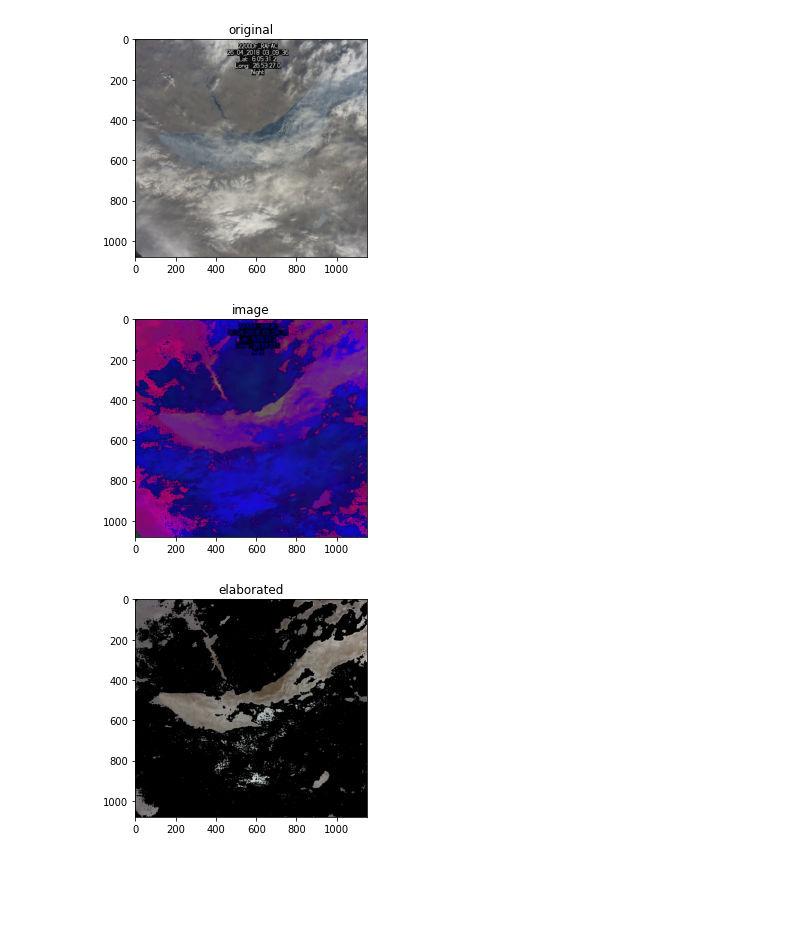
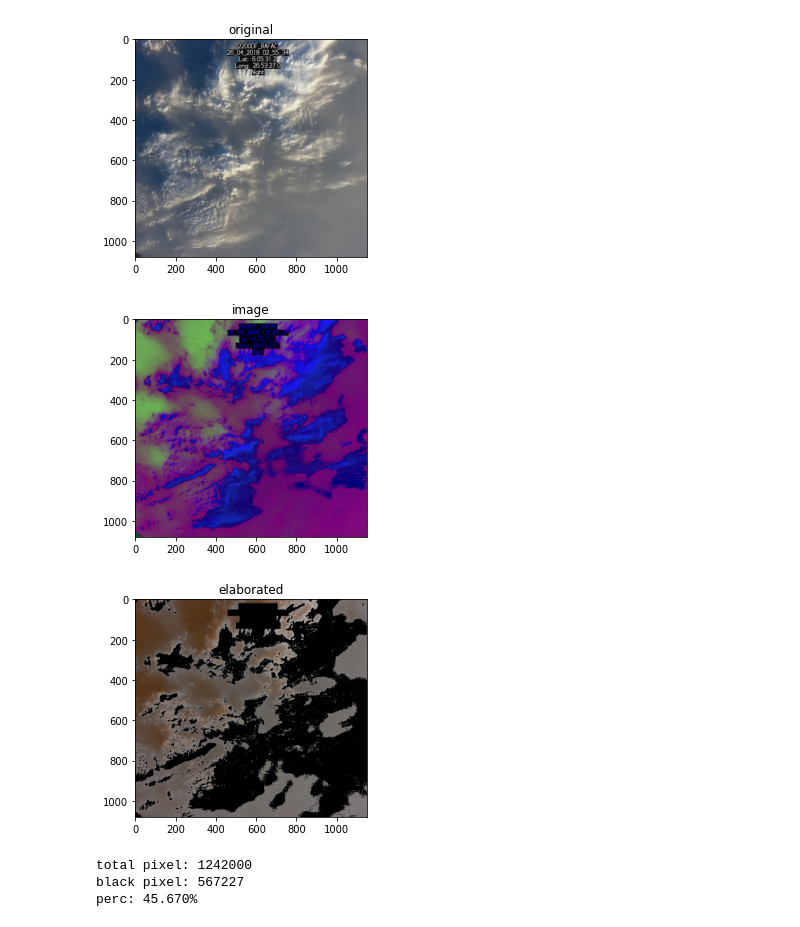
Before and after one commit to CHIP-AstroPi/src, a Jupyter notebook: cloud_recon/Cloud_Recon.ipynb, the cells around one changed output. Saved outputs shown, nothing was run; the diff lists cells and outputs as text; code cells hidden in the pictures; blank space fills up the shorter version.

```diff
--- a/cloud_recon/Cloud_Recon.ipynb
+++ b/cloud_recon/Cloud_Recon.ipynb
@@ -3,14 +3,14 @@ from matplotlib import pyplot as plt
 import numpy as np
 import cv2 as cv
 # %%
-img = cv.imread('./images/train14.jpg')
+img = cv.imread('./images/train10.jpg')
 img = img[:, 350:1500]
 
 plt.imshow(cv.cvtColor(img, cv.COLOR_BGR2RGB))
 plt.title('original')
 plt.show()
 # %% [output]
-[figure, old version]
+[figure, new version]
 # %%
 img = cv.GaussianBlur(img, (5,5), 0)
 
@@ -20,7 +20,7 @@ plt.imshow(cv.cvtColor(img, cv.COLOR_BGR2HSV))
 plt.title('image')
 plt.show()
 # %% [output]
-[figure, old version]
+[figure, new version]
 # %%
 white = np.array([255,255,255])
 lowerBound = np.array([30,10,30])
@@ -33,4 +33,22 @@ plt.imshow(cv.bitwise_and(img, img, mask=mask))
 plt.title('elaborated')
 plt.show()
 # %% [output]
-[figure, old version]
+[figure, new version]
+# %%
+#count of total pixel
+total = res.shape[0] * res.shape[1]
+print(f"total pixel: {total}")
+
+#count of black pixel
+sought = [0,0,0]
+black  = np.count_nonzero(np.all(res==sought,axis=2))
+print(f"black pixel: {black}")
+
+#perc of black pixels
+perc = (black*100)/total
+perc = "%.3f" % perc
+print(f"perc: {perc}%")
+# %% [output]
+total pixel: 1242000
+black pixel: 567227
+perc: 45.670%
```
Also changed, not shown: 1 other file.
